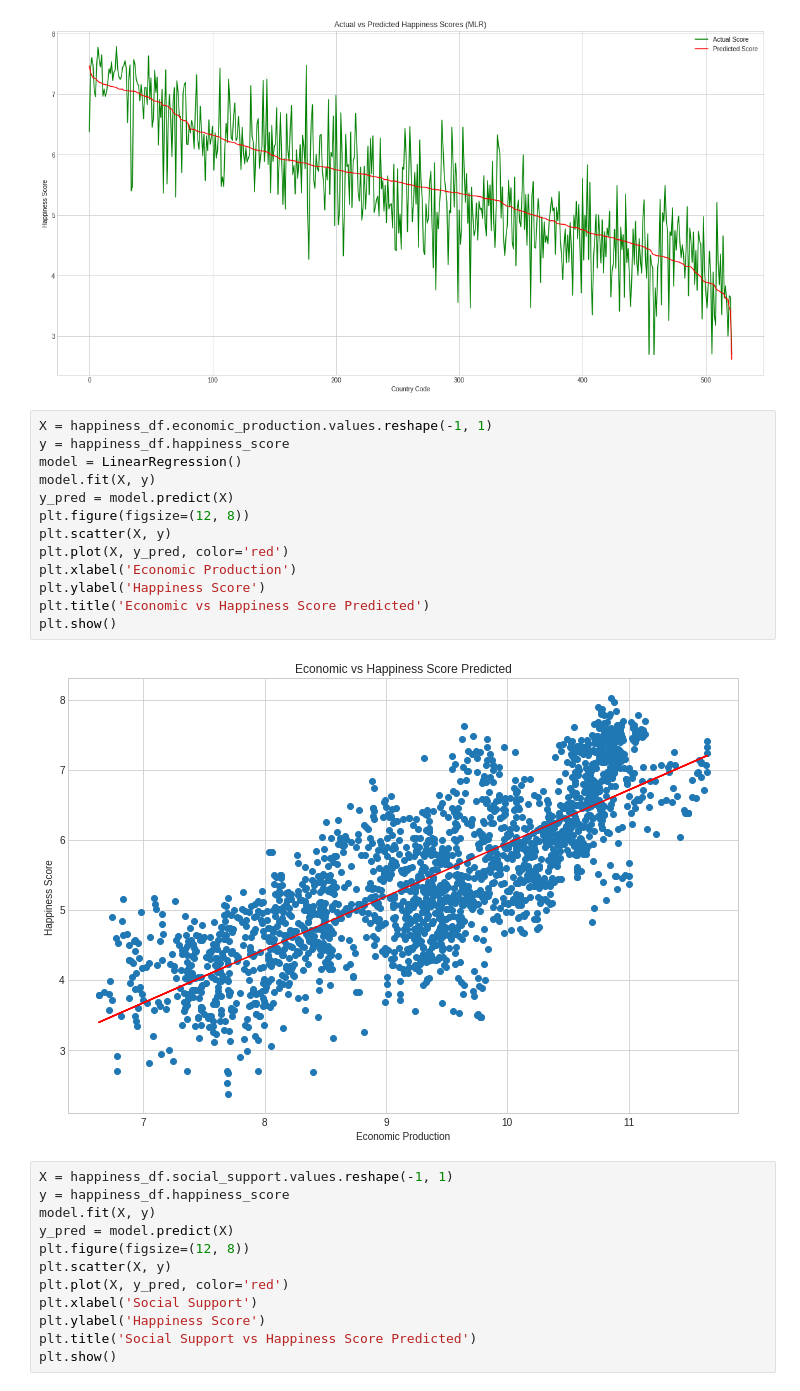
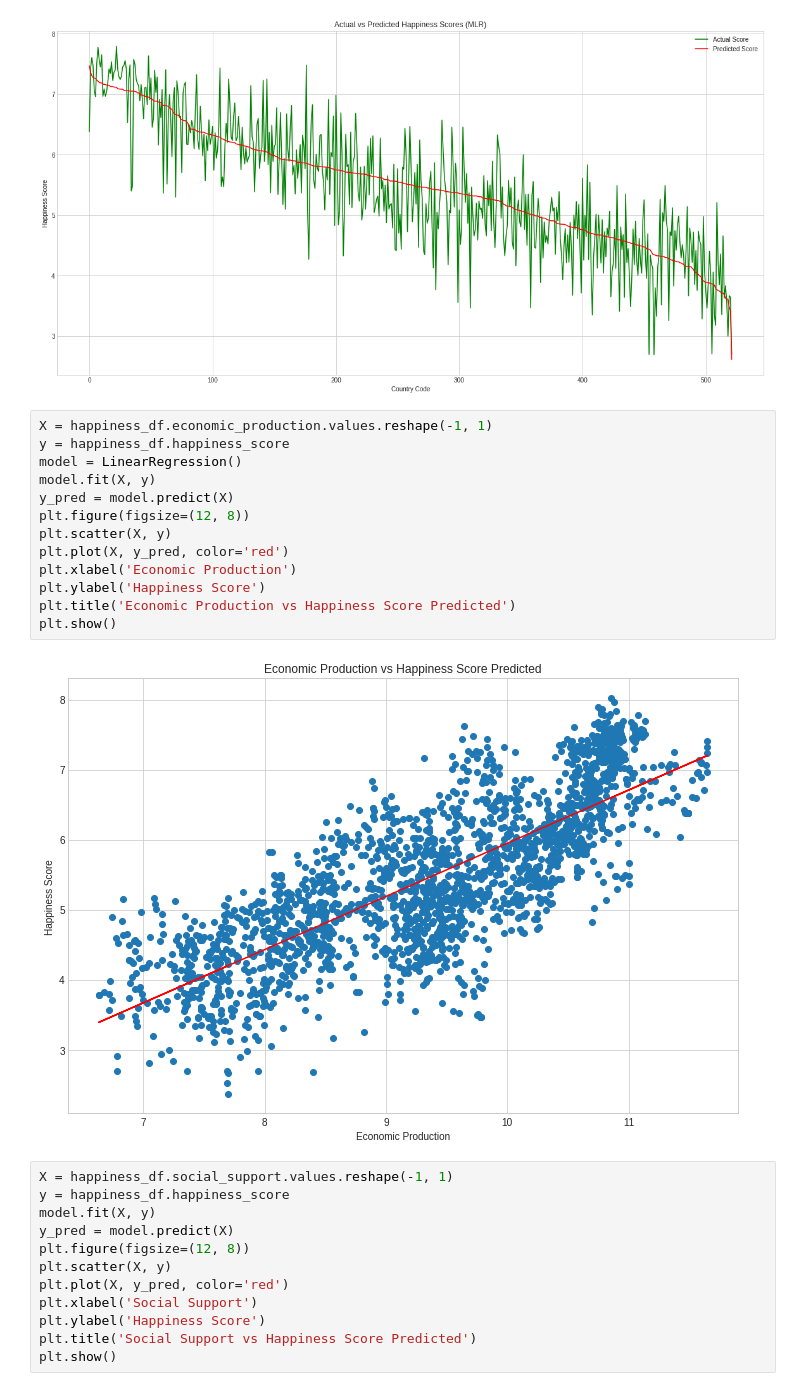
Before and after one commit to Wavelydavely/World_Happiness_Report, a Jupyter notebook: segment2final_pyspark.ipynb, the cells around one changed output. Cells and saved outputs as stored; diff of their text form.

```diff
--- a/segment2final_pyspark.ipynb
+++ b/segment2final_pyspark.ipynb
@@ -184,18 +185,18 @@ plt.show()
 # %%
 X = happiness_df.economic_production.values.reshape(-1, 1)
 y = happiness_df.happiness_score
 model = LinearRegression()
 model.fit(X, y)
 y_pred = model.predict(X)
 plt.figure(figsize=(12, 8))
 plt.scatter(X, y)
 plt.plot(X, y_pred, color='red')
 plt.xlabel('Economic Production')
 plt.ylabel('Happiness Score')
-plt.title('Economic vs Happiness Score Predicted')
+plt.title('Economic Production vs Happiness Score Predicted')
 plt.show()
 # %% [output]
-[figure, old version]
+[figure, new version]
 # %%
 X = happiness_df.social_support.values.reshape(-1, 1)
 y = happiness_df.happiness_score
```
Also changed, not shown: parts of 1 cell of this notebook.
